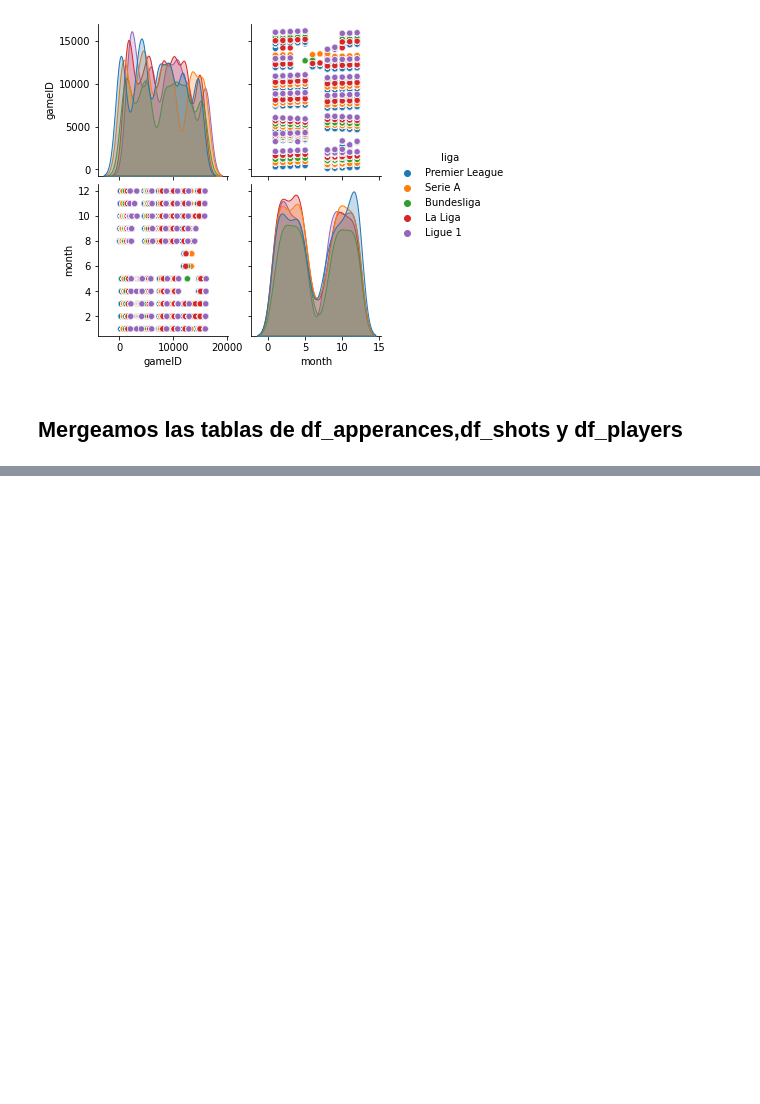
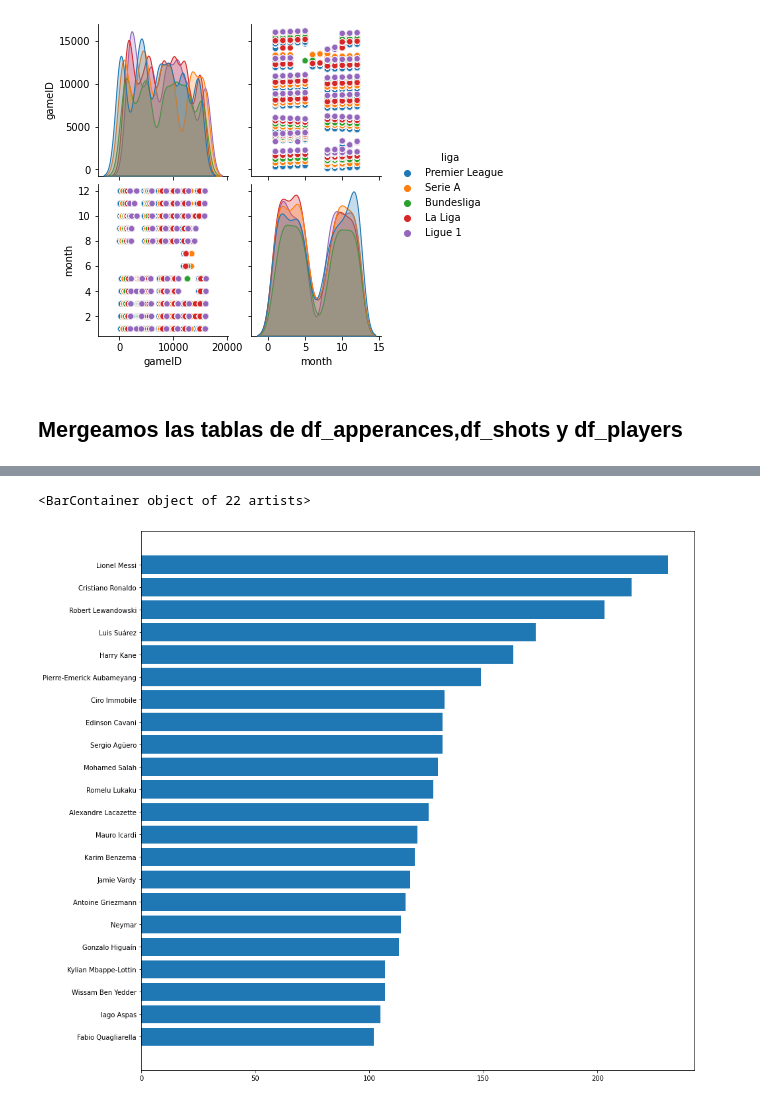
Before and after one commit to mcannoni/soccer_database, a Jupyter notebook: ProyectoDS_ParteI_+Cannoni+Poses.ipynb, the cells around one changed output, grey strips where cells are left out. Drawn from its saved outputs; the diff is of its cells as text; code cells hidden in the pictures; blank space fills up the shorter version.

```diff
--- a/ProyectoDS_ParteI_+Cannoni+Poses.ipynb
+++ b/ProyectoDS_ParteI_+Cannoni+Poses.ipynb
@@ -165,0 +216,4 @@ plt.show()
+# %%
+
+df_prob_stats= df_prob_stats[['gameID','name', 'playerID', 'goals', 'xGoals', 'xGoalsChain', 'xGoalsBuildup',
+       'xAssists' ]]
@@ -165,0 +236,8 @@ plt.show()
+# %%
+
+grouped_goal=df_prob_stats.groupby(["name"],as_index=False)["goals"].sum()
+# %%
+mas_de_100=grouped_goal.loc[grouped_goal['goals']>100]
+# %%
+mas_de_100.sort_values(by='goals',inplace=True )
+mas_de_100
@@ -165,0 +266,6 @@ plt.show()
+# %%
+fig, ax = plt.subplots(figsize=(15, 15))
+ax.barh(list(mas_de_100["name"])  ,  list(mas_de_100['goals'])  )
+# %% [output]
+<BarContainer object of 22 artists>
+[figure, added]
```
Also changed, not shown: parts of 7 cells of this notebook, 2 other files.
